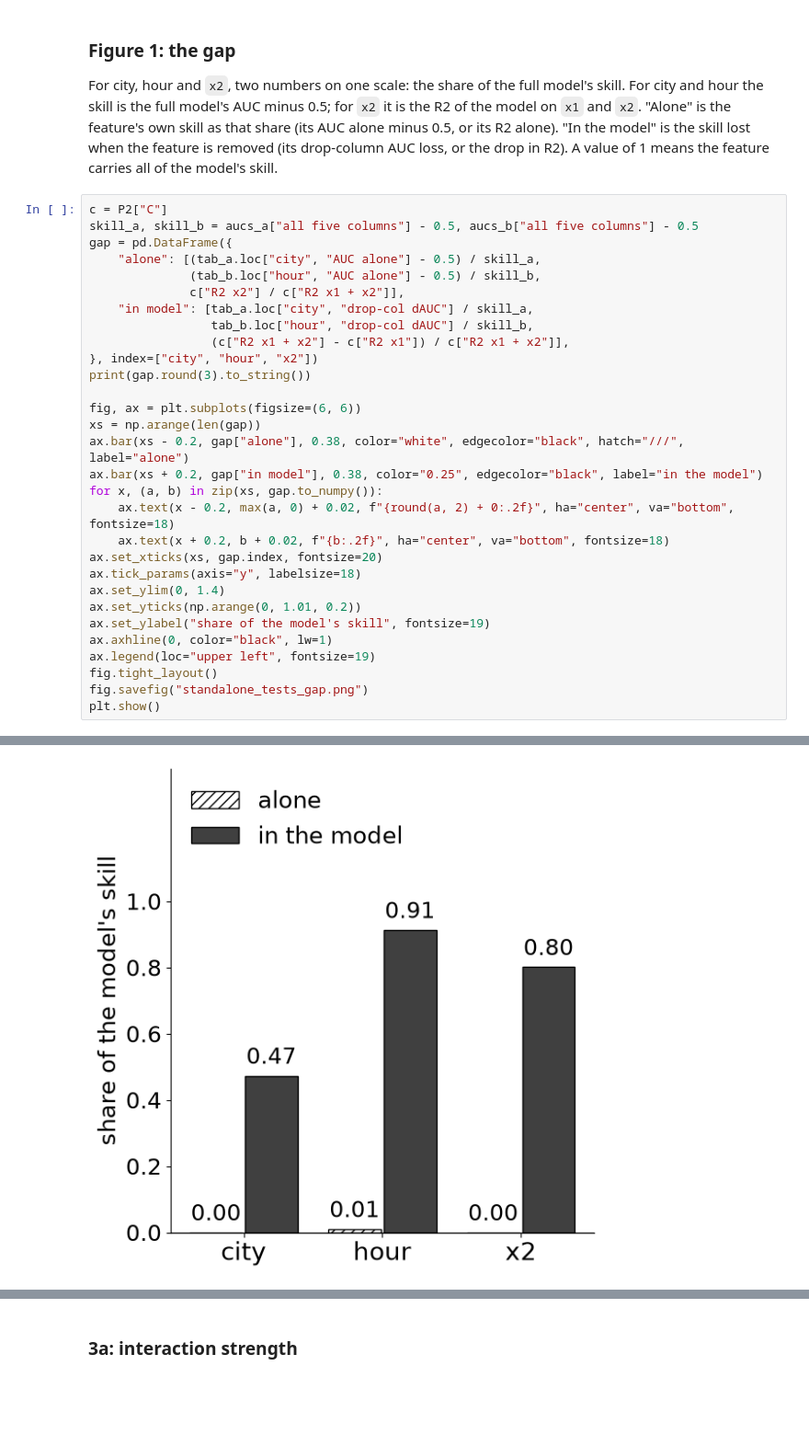
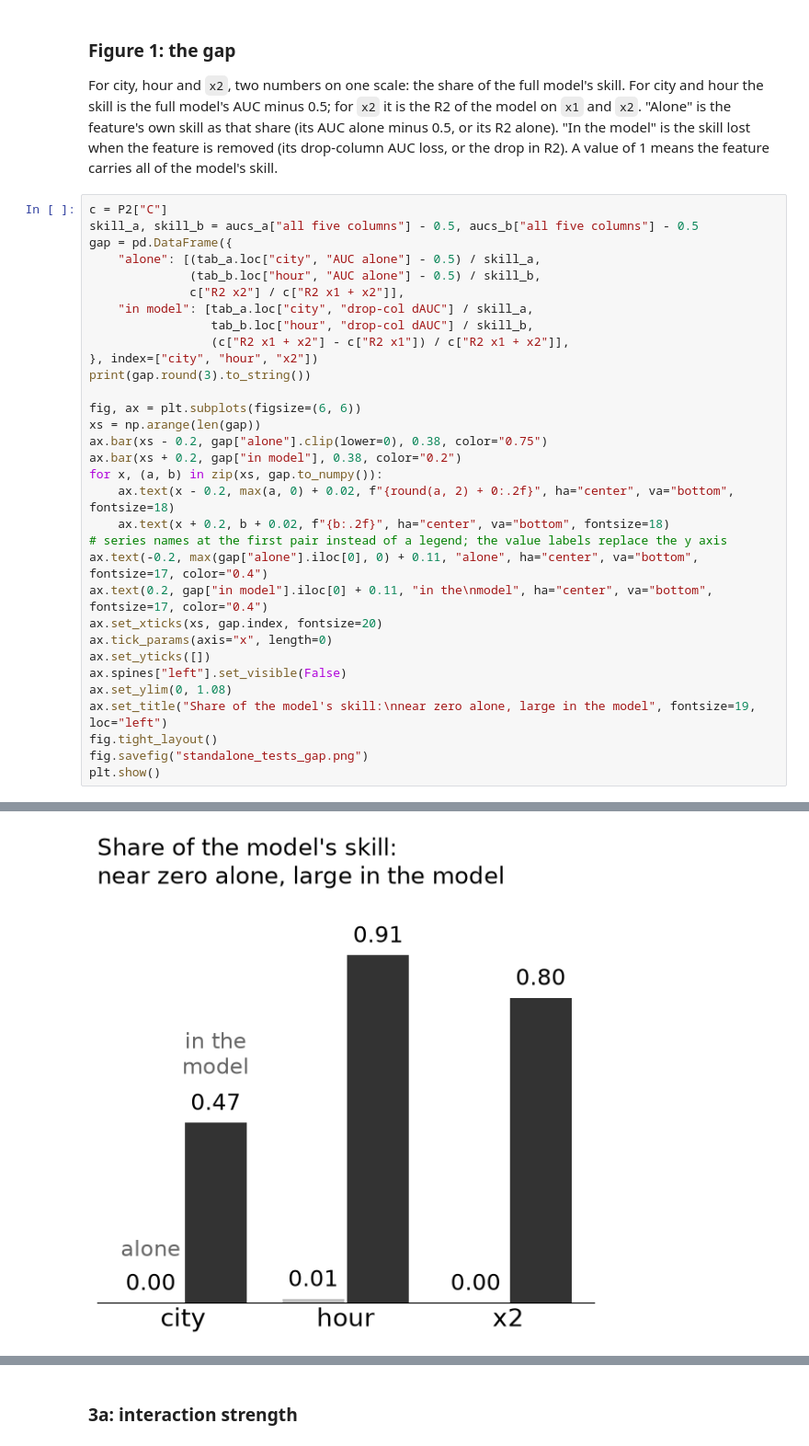
Before and after one commit to firefly1248/demo-notebooks, a Jupyter notebook: notebooks/feature_selection/standalone_tests_feature_selection.ipynb, the cells around one changed output, grey strips where cells are left out. Shown at 92% size. Cells and saved outputs as stored; diff of their text form; blank space fills up the shorter version.

```diff
--- a/notebooks/feature_selection/standalone_tests_feature_selection.ipynb
+++ b/notebooks/feature_selection/standalone_tests_feature_selection.ipynb
@@ -516,39 +586,41 @@ or the drop in R2). A value of 1 means the feature carries all of the model's sk
 # %%
 c = P2["C"]
 skill_a, skill_b = aucs_a["all five columns"] - 0.5, aucs_b["all five columns"] - 0.5
 gap = pd.DataFrame({
     "alone": [(tab_a.loc["city", "AUC alone"] - 0.5) / skill_a,
               (tab_b.loc["hour", "AUC alone"] - 0.5) / skill_b,
               c["R2 x2"] / c["R2 x1 + x2"]],
     "in model": [tab_a.loc["city", "drop-col dAUC"] / skill_a,
                  tab_b.loc["hour", "drop-col dAUC"] / skill_b,
                  (c["R2 x1 + x2"] - c["R2 x1"]) / c["R2 x1 + x2"]],
 }, index=["city", "hour", "x2"])
 print(gap.round(3).to_string())
 
 fig, ax = plt.subplots(figsize=(6, 6))
 xs = np.arange(len(gap))
-ax.bar(xs - 0.2, gap["alone"], 0.38, color="white", edgecolor="black", hatch="///", label="alone")
-ax.bar(xs + 0.2, gap["in model"], 0.38, color="0.25", edgecolor="black", label="in the model")
+ax.bar(xs - 0.2, gap["alone"].clip(lower=0), 0.38, color="0.75")
+ax.bar(xs + 0.2, gap["in model"], 0.38, color="0.2")
 for x, (a, b) in zip(xs, gap.to_numpy()):
     ax.text(x - 0.2, max(a, 0) + 0.02, f"{round(a, 2) + 0:.2f}", ha="center", va="bottom", fontsize=18)
     ax.text(x + 0.2, b + 0.02, f"{b:.2f}", ha="center", va="bottom", fontsize=18)
+# series names at the first pair instead of a legend; the value labels replace the y axis
+ax.text(-0.2, max(gap["alone"].iloc[0], 0) + 0.11, "alone", ha="center", va="bottom", fontsize=17, color="0.4")
+ax.text(0.2, gap["in model"].iloc[0] + 0.11, "in the\nmodel", ha="center", va="bottom", fontsize=17, color="0.4")
 ax.set_xticks(xs, gap.index, fontsize=20)
-ax.tick_params(axis="y", labelsize=18)
-ax.set_ylim(0, 1.4)
-ax.set_yticks(np.arange(0, 1.01, 0.2))
-ax.set_ylabel("share of the model's skill", fontsize=19)
-ax.axhline(0, color="black", lw=1)
-ax.legend(loc="upper left", fontsize=19)
+ax.tick_params(axis="x", length=0)
+ax.set_yticks([])
+ax.spines["left"].set_visible(False)
+ax.set_ylim(0, 1.08)
+ax.set_title("Share of the model's skill:\nnear zero alone, large in the model", fontsize=19, loc="left")
 fig.tight_layout()
 fig.savefig("standalone_tests_gap.png")
 plt.show()
 # %% [output]
       alone  in model
 city   0.00     0.473
 hour   0.01     0.913
 x2    -0.00     0.801
-[figure, old version]
+[figure, new version]
 # %% [markdown]
 ## Part 3: what to use instead
 
```
Also changed, not shown: parts of 45 cells of this notebook, 4 other files.
